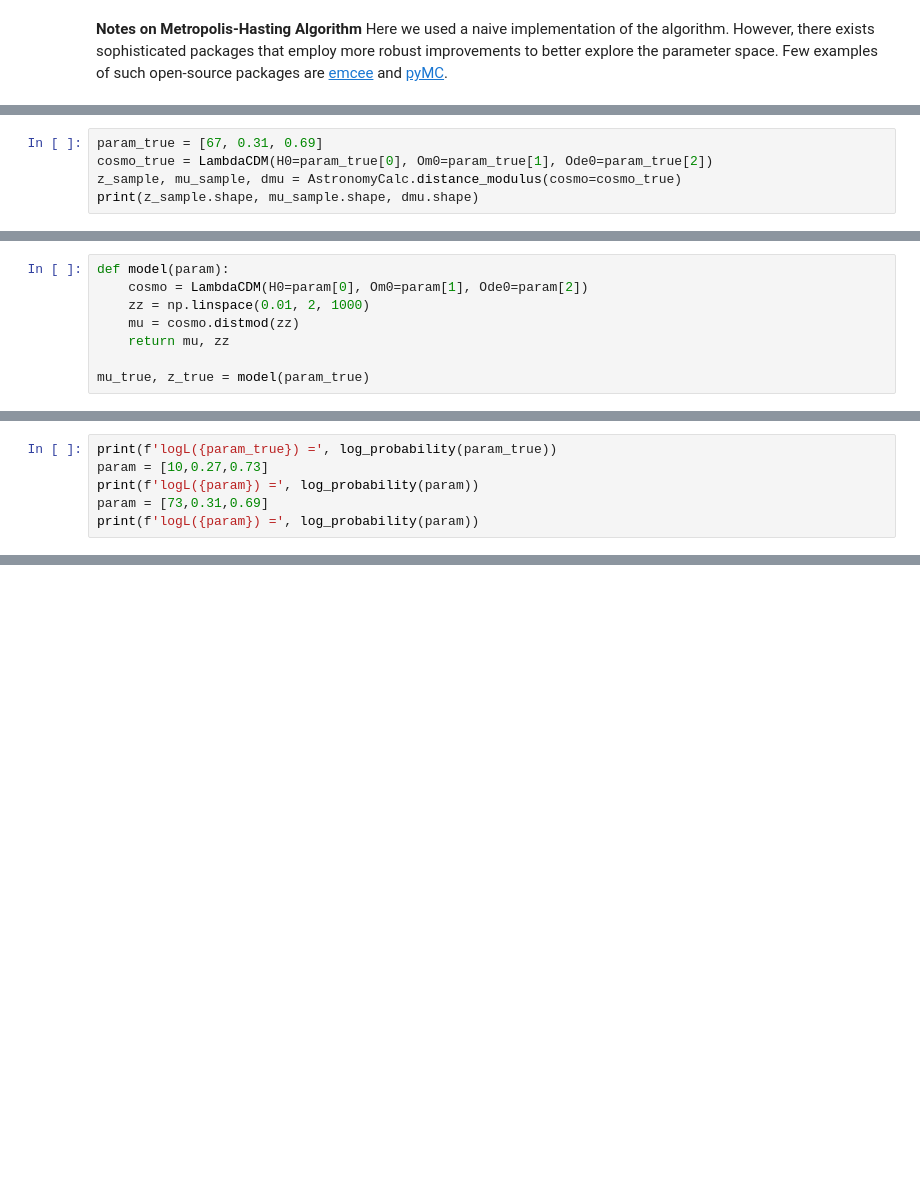
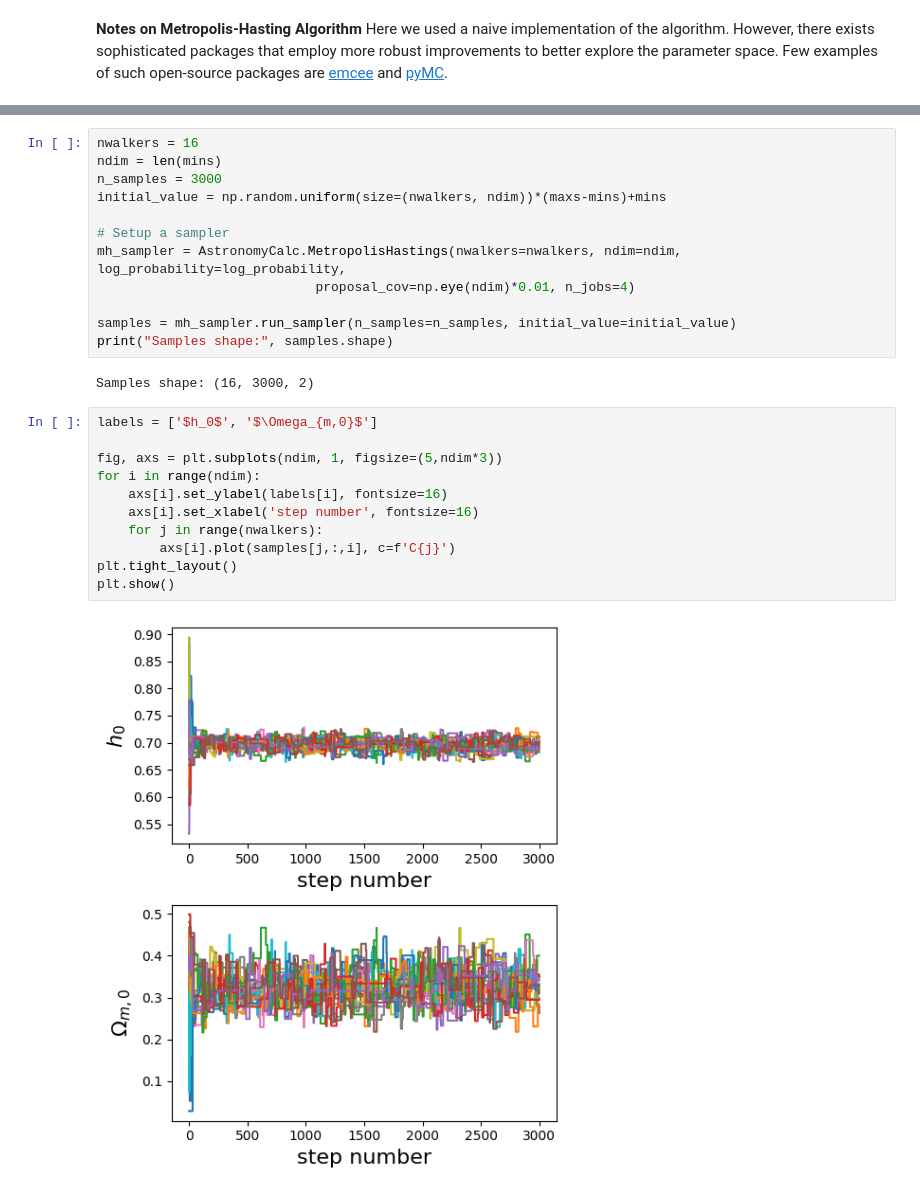
Before and after one commit to sambit-giri/AstronomyCalc, a Jupyter notebook: docs/examples/tutorials.ipynb, the cells around one changed output, grey strips where cells are left out. Cells and saved outputs as stored; diff of their text form; blank space fills up the shorter version.

```diff
--- a/docs/examples/tutorials.ipynb
+++ b/docs/examples/tutorials.ipynb
@@ -958,5 +957,0 @@ Code parameters
-# %%
-param_true = [67, 0.31, 0.69]
-cosmo_true = LambdaCDM(H0=param_true[0], Om0=param_true[1], Ode0=param_true[2])
-z_sample, mu_sample, dmu = AstronomyCalc.distance_modulus(cosmo=cosmo_true)
-print(z_sample.shape, mu_sample.shape, dmu.shape)
@@ -965,8 +957,0 @@ print(z_sample.shape, mu_sample.shape, dmu.shape)
-# %%
-def model(param):
-    cosmo = LambdaCDM(H0=param[0], Om0=param[1], Ode0=param[2])
-    zz = np.linspace(0.01, 2, 1000)
-    mu = cosmo.distmod(zz)
-    return mu, zz
-
-mu_true, z_true = model(param_true)
@@ -1014,6 +957,0 @@ def log_probability(param):
-# %%
-print(f'logL({param_true}) =', log_probability(param_true))
-param = [10,0.27,0.73]
-print(f'logL({param}) =', log_probability(param))
-param = [73,0.31,0.69]
-print(f'logL({param}) =', log_probability(param))
@@ -1058,0 +1015,27 @@ AstronomyCalc.plot_posterior_corner(flat_samples, labels, truths=param_true)
+# %%
+nwalkers = 16
+ndim = len(mins)
+n_samples = 3000
+initial_value = np.random.uniform(size=(nwalkers, ndim))*(maxs-mins)+mins
+
+# Setup a sampler
+mh_sampler = AstronomyCalc.MetropolisHastings(nwalkers=nwalkers, ndim=ndim, log_probability=log_probability,
+                            proposal_cov=np.eye(ndim)*0.01, n_jobs=4)
+
+samples = mh_sampler.run_sampler(n_samples=n_samples, initial_value=initial_value)
+print("Samples shape:", samples.shape)
+# %% [output]
+Samples shape: (16, 3000, 2)
+# %%
+labels = ['$h_0$', '$\Omega_{m,0}$']
+
+fig, axs = plt.subplots(ndim, 1, figsize=(5,ndim*3))
+for i in range(ndim):
+    axs[i].set_ylabel(labels[i], fontsize=16)
+    axs[i].set_xlabel('step number', fontsize=16)
+    for j in range(nwalkers):
+        axs[i].plot(samples[j,:,i], c=f'C{j}')
+plt.tight_layout()
+plt.show()
+# %% [output]
+[figure, added]
```
Also changed, not shown: parts of 25 cells of this notebook, 5 other files.
